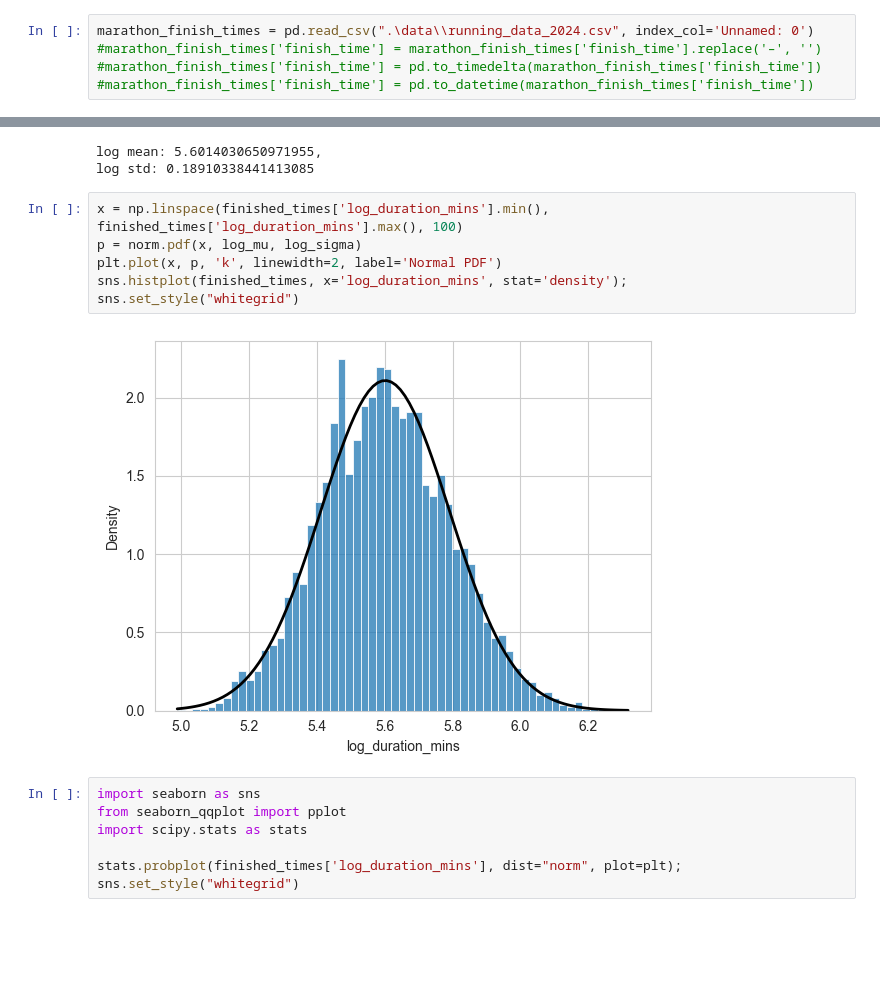
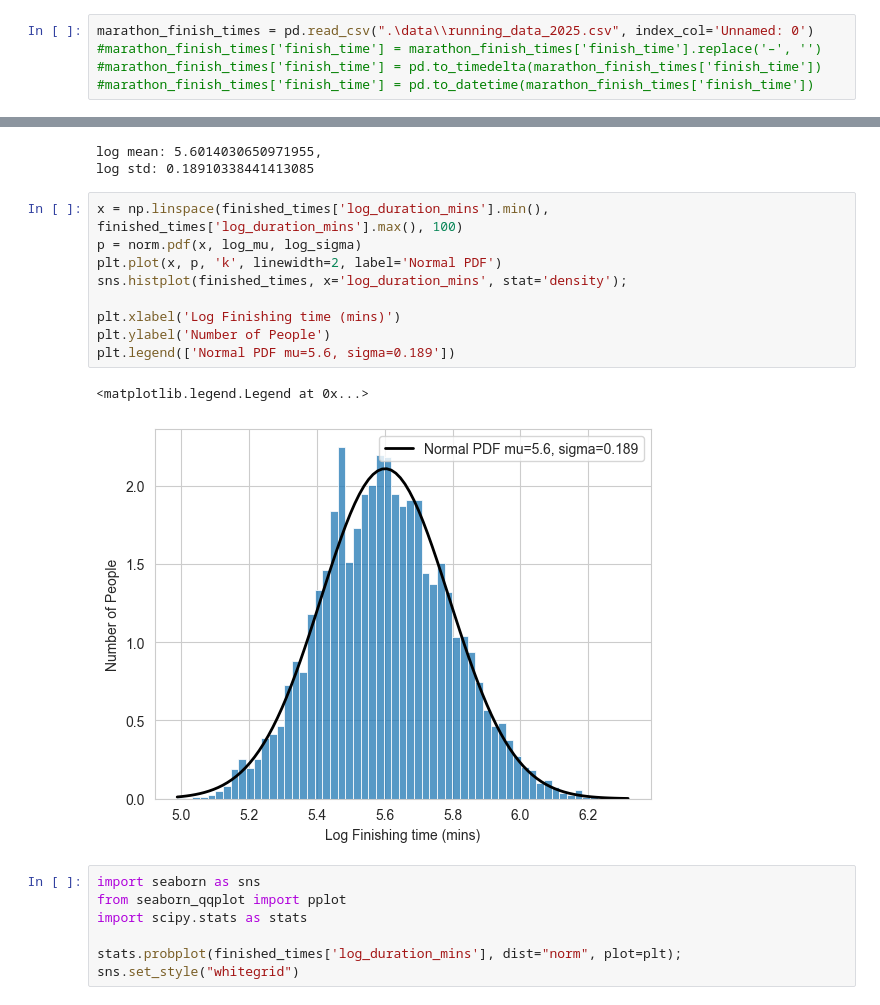
Before and after one commit to JNorrie12/brighton_marathon_analysis, a Jupyter notebook: analysis.ipynb, the cells around one changed output, grey strips where cells are left out. Saved outputs shown, nothing was run; the diff lists cells and outputs as text; blank space fills up the shorter version.

```diff
--- a/analysis.ipynb
+++ b/analysis.ipynb
@@ -6,7 +6,7 @@ import numpy as np
 # %% [markdown]
 ## Data Ingestion and Cleaning
 # %%
-marathon_finish_times = pd.read_csv(".\data\\running_data_2024.csv", index_col='Unnamed: 0')
+marathon_finish_times = pd.read_csv(".\data\\running_data_2025.csv", index_col='Unnamed: 0')
 #marathon_finish_times['finish_time'] = marathon_finish_times['finish_time'].replace('–', '')
 #marathon_finish_times['finish_time'] = pd.to_timedelta(marathon_finish_times['finish_time'])
 #marathon_finish_times['finish_time'] = pd.to_datetime(marathon_finish_times['finish_time'])
@@ -117,11 +138,15 @@ log std: 0.18910338441413085
 # %%
 x = np.linspace(finished_times['log_duration_mins'].min(), finished_times['log_duration_mins'].max(), 100)
 p = norm.pdf(x, log_mu, log_sigma)
 plt.plot(x, p, 'k', linewidth=2, label='Normal PDF')
 sns.histplot(finished_times, x='log_duration_mins', stat='density');
-sns.set_style("whitegrid")
+
+plt.xlabel('Log Finishing time (mins)')
+plt.ylabel('Number of People')
+plt.legend(['Normal PDF mu=5.6, sigma=0.189'])
 # %% [output]
+<matplotlib.legend.Legend at 0x...>
-[figure, old version]
+[figure, new version]
 # %%
 import seaborn as sns
 from seaborn_qqplot import pplot
```
Also changed, not shown: parts of 30 cells of this notebook, 1 other file.
